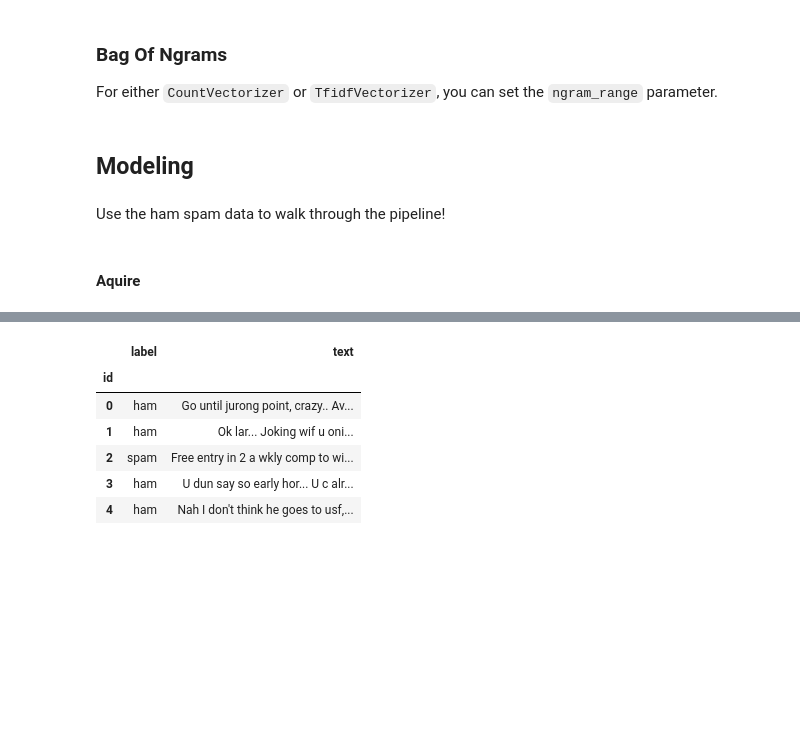
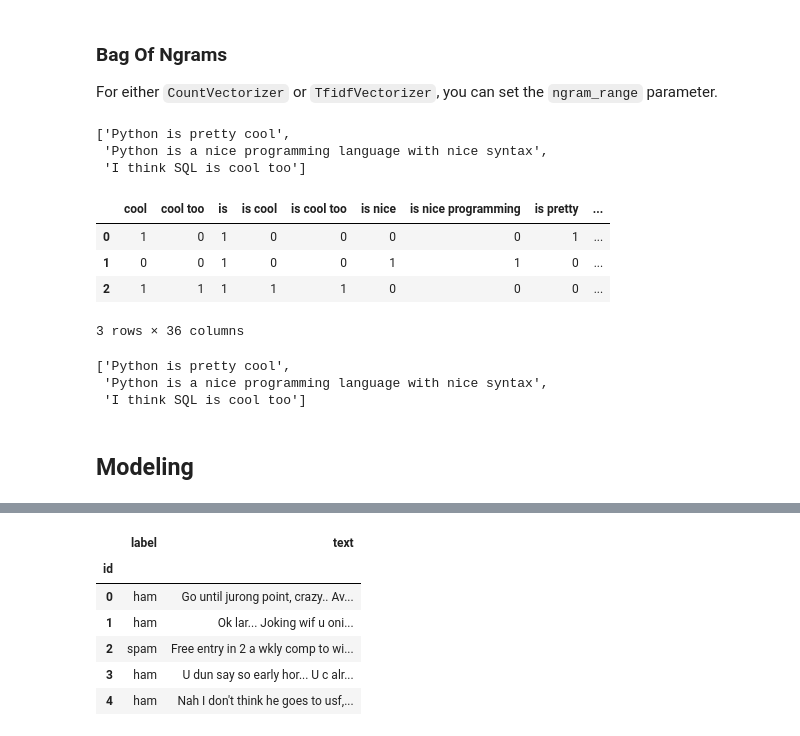
Before and after one commit to CodeupClassroom/pagel-nlp, a Jupyter notebook: modeling_lesson.ipynb, the cells around one changed output, grey strips where cells are left out. Cells and saved outputs as stored; diff of their text form; code cells hidden in the pictures; blank space fills up the shorter version.

```diff
--- a/modeling_lesson.ipynb
+++ b/modeling_lesson.ipynb
@@ -177,7 +295,22 @@ To get the idf score for each word (these aren't terribly useful themselves):
 
 For either `CountVectorizer` or `TfidfVectorizer`, you can set the `ngram_range`
 parameter.
+# %%
+corpus
+# %% [output]
+['Python is pretty cool',
+ 'Python is a nice programming language with nice syntax',
+ 'I think SQL is cool too']
 # %%
 #get two words at once!
+cv = CountVectorizer(ngram_range=(1,3))
+bag_of_grams = cv.fit_transform(corpus)
 # %%
 #dataframe it
+pd.DataFrame(bag_of_grams.todense(), columns=cv.get_feature_names_out())
+# %% [output]
+|  | cool | cool too | is | is cool | is cool too | is nice | is nice programming | is pretty | ... |
+| 0 | 1 | 0 | 1 | 0 | 0 | 0 | 0 | 1 | ... |
+| 1 | 0 | 0 | 1 | 0 | 0 | 1 | 1 | 0 | ... |
+| 2 | 1 | 1 | 1 | 1 | 1 | 0 | 0 | 0 | ... |
+3 rows × 36 columns
@@ -186,6 +317,8 @@ parameter.
+# %%
+corpus
+# %% [output]
+['Python is pretty cool',
+ 'Python is a nice programming language with nice syntax',
+ 'I think SQL is cool too']
 # %% [markdown]
 ## Modeling
-# %% [markdown]
-Use the ham spam data to walk through the pipeline!
-# %% [markdown]
-#### Aquire
```
Also changed, not shown: parts of 73 cells of this notebook.
